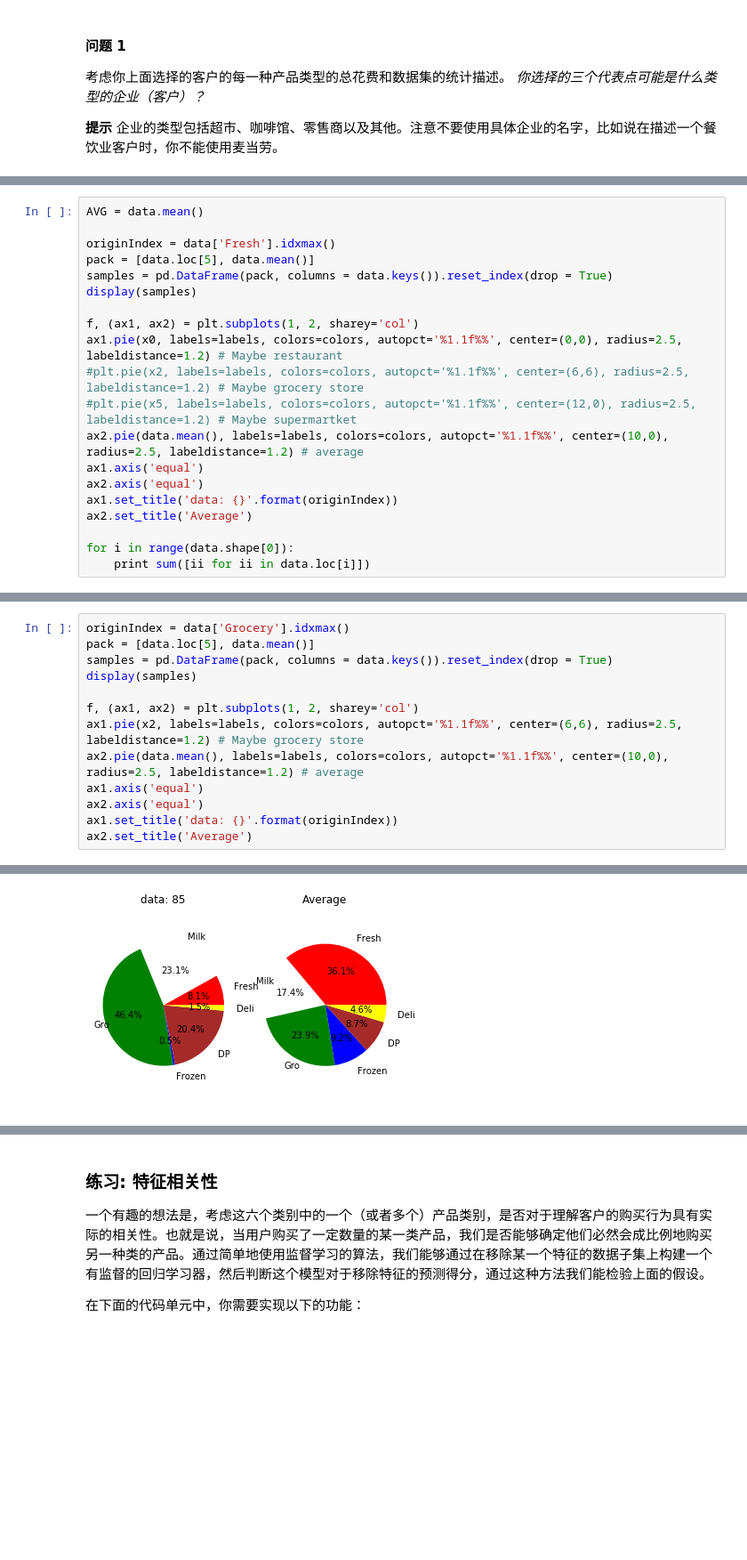
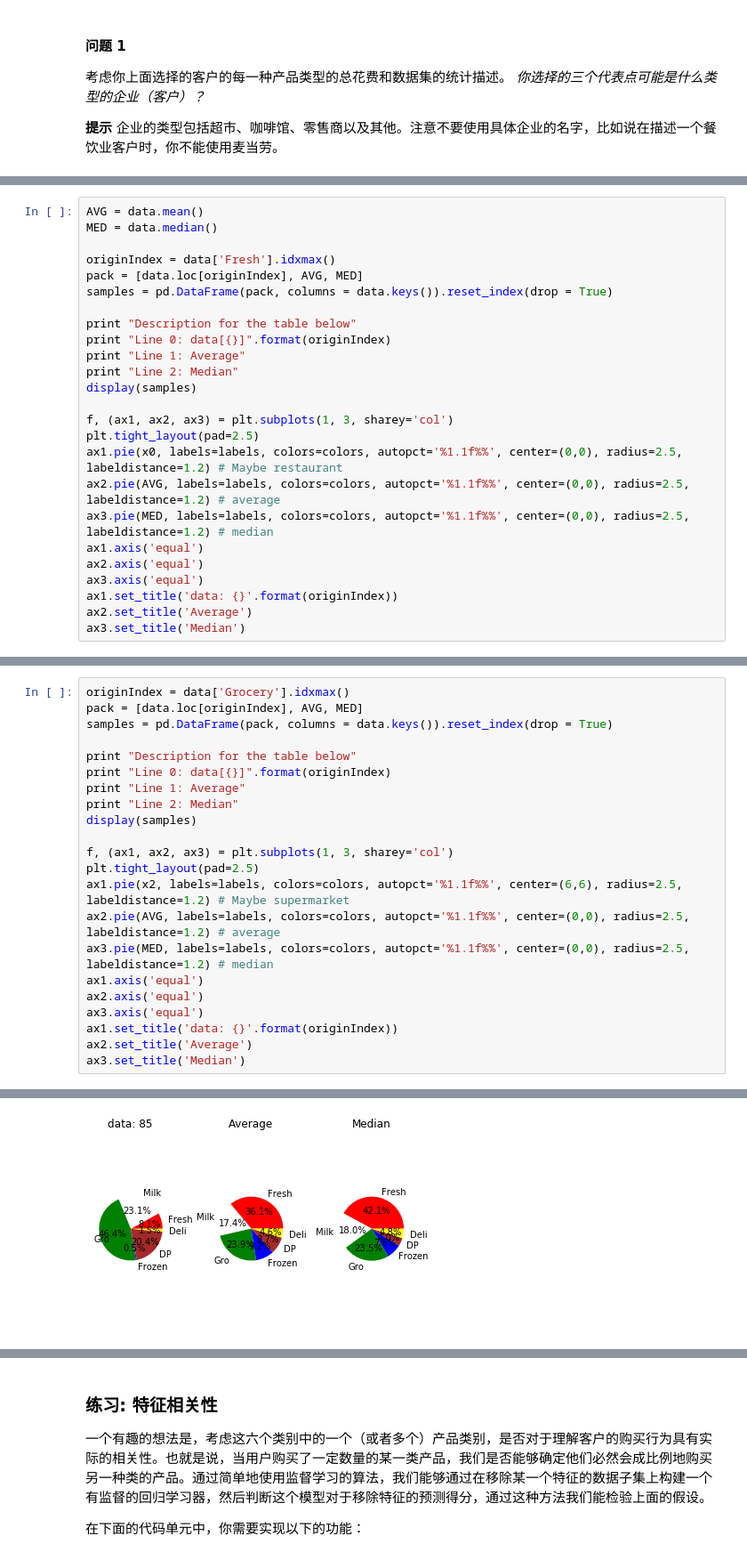
Before and after one commit to fengdasuk19/Udacity-MachineLearningNanoDegree, a Jupyter notebook: projects/customer_segments.old/customer_segments.ipynb, the cells around one changed output, grey strips where cells are left out. Shown at 89% size. Saved outputs shown, nothing was run; the diff lists cells and outputs as text; blank space fills up the shorter version.

```diff
--- a/projects/customer_segments.old/customer_segments.ipynb
+++ b/projects/customer_segments.old/customer_segments.ipynb
@@ -100,21 +123,26 @@ Chosen samples of wholesale customers dataset:
 # %%
 AVG = data.mean()
+MED = data.median()
 
 originIndex = data['Fresh'].idxmax()
-pack = [data.loc[5], data.mean()]
+pack = [data.loc[originIndex], AVG, MED]
 samples = pd.DataFrame(pack, columns = data.keys()).reset_index(drop = True)
+
+print "Description for the table below"
+print "Line 0: data[{}]".format(originIndex)
+print "Line 1: Average"
+print "Line 2: Median"
 display(samples)
 
-f, (ax1, ax2) = plt.subplots(1, 2, sharey='col')
+f, (ax1, ax2, ax3) = plt.subplots(1, 3, sharey='col')
+plt.tight_layout(pad=2.5)
 ax1.pie(x0, labels=labels, colors=colors, autopct='%1.1f%%', center=(0,0), radius=2.5, labeldistance=1.2) # Maybe restaurant
-#plt.pie(x2, labels=labels, colors=colors, autopct='%1.1f%%', center=(6,6), radius=2.5, labeldistance=1.2) # Maybe grocery store
-#plt.pie(x5, labels=labels, colors=colors, autopct='%1.1f%%', center=(12,0), radius=2.5, labeldistance=1.2) # Maybe supermartket
-ax2.pie(data.mean(), labels=labels, colors=colors, autopct='%1.1f%%', center=(10,0), radius=2.5, labeldistance=1.2) # average
+ax2.pie(AVG, labels=labels, colors=colors, autopct='%1.1f%%', center=(0,0), radius=2.5, labeldistance=1.2) # average
+ax3.pie(MED, labels=labels, colors=colors, autopct='%1.1f%%', center=(0,0), radius=2.5, labeldistance=1.2) # median
 ax1.axis('equal')
 ax2.axis('equal')
+ax3.axis('equal')
 ax1.set_title('data: {}'.format(originIndex))
 ax2.set_title('Average')
-
-for i in range(data.shape[0]):
-    print sum([ii for ii in data.loc[i]])
+ax3.set_title('Median')
 # %% [output]
@@ -142,14 +171,23 @@ for i in range(data.shape[0]):
 # %%
 originIndex = data['Grocery'].idxmax()
-pack = [data.loc[5], data.mean()]
+pack = [data.loc[originIndex], AVG, MED]
 samples = pd.DataFrame(pack, columns = data.keys()).reset_index(drop = True)
+
+print "Description for the table below"
+print "Line 0: data[{}]".format(originIndex)
+print "Line 1: Average"
+print "Line 2: Median"
 display(samples)
 
-f, (ax1, ax2) = plt.subplots(1, 2, sharey='col')
-ax1.pie(x2, labels=labels, colors=colors, autopct='%1.1f%%', center=(6,6), radius=2.5, labeldistance=1.2) # Maybe grocery store
-ax2.pie(data.mean(), labels=labels, colors=colors, autopct='%1.1f%%', center=(10,0), radius=2.5, labeldistance=1.2) # average
+f, (ax1, ax2, ax3) = plt.subplots(1, 3, sharey='col')
+plt.tight_layout(pad=2.5)
+ax1.pie(x2, labels=labels, colors=colors, autopct='%1.1f%%', center=(6,6), radius=2.5, labeldistance=1.2) # Maybe supermarket
+ax2.pie(AVG, labels=labels, colors=colors, autopct='%1.1f%%', center=(0,0), radius=2.5, labeldistance=1.2) # average
+ax3.pie(MED, labels=labels, colors=colors, autopct='%1.1f%%', center=(0,0), radius=2.5, labeldistance=1.2) # median
 ax1.axis('equal')
 ax2.axis('equal')
+ax3.axis('equal')
 ax1.set_title('data: {}'.format(originIndex))
 ax2.set_title('Average')
+ax3.set_title('Median')
 # %% [output]
@@ -160,3 +203,3 @@ ax2.set_title('Average')
-[figure, old version]
+[figure, new version]
 # %%
 originIndex = data['Delicatessen'].idxmax()
```
Also changed, not shown: parts of 22 cells of this notebook.
